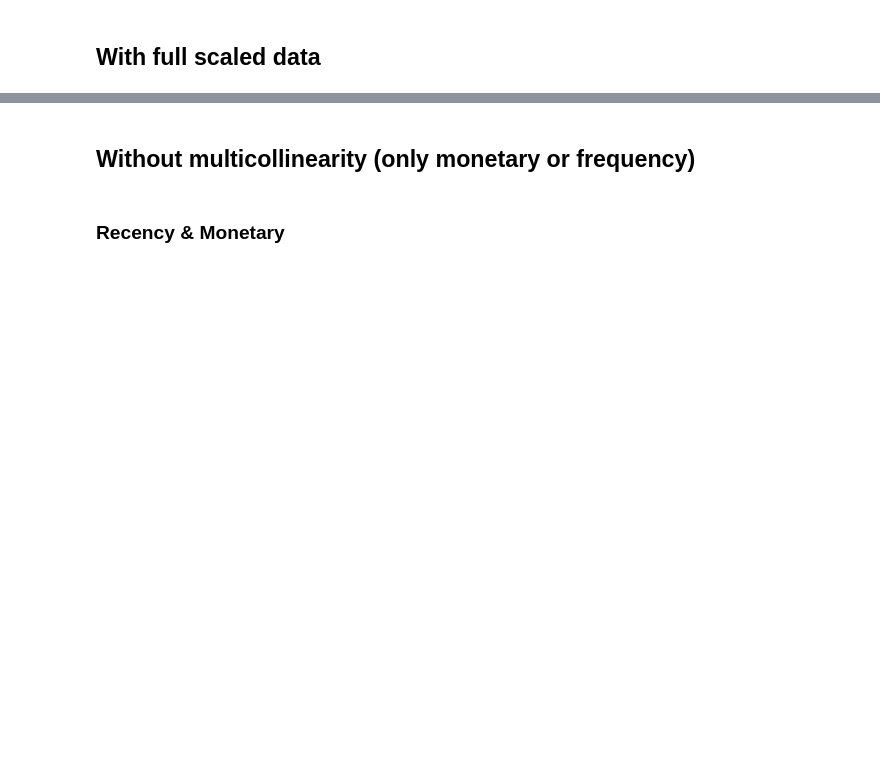
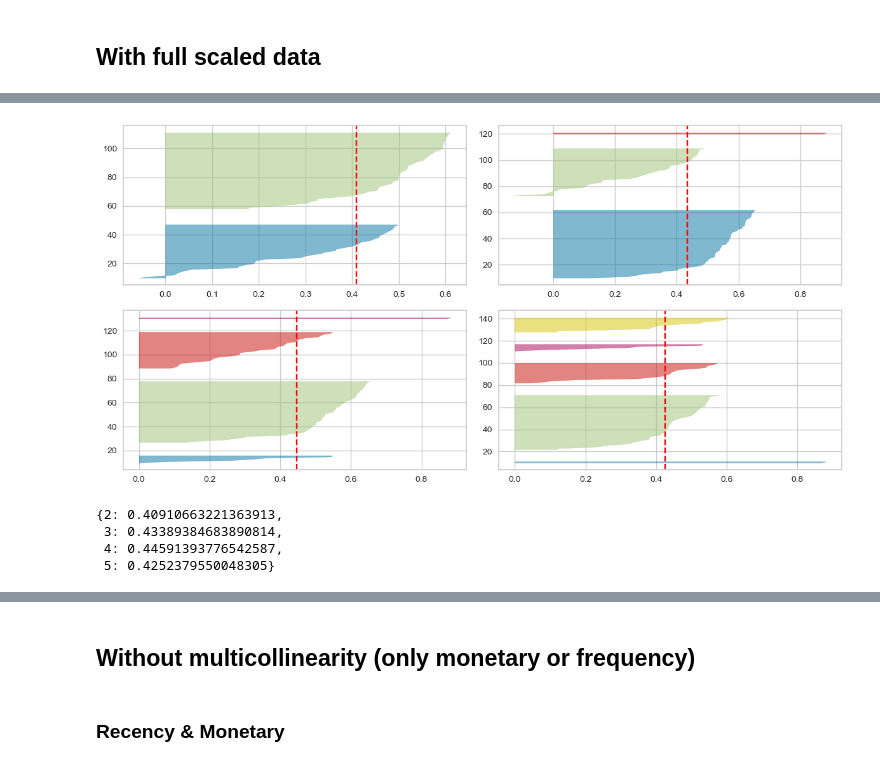
Before and after one commit to brianna-mitri/vehicle-sales-analysis, a Jupyter notebook: analysis/rfm.ipynb, the cells around one changed output, grey strips where cells are left out. Saved outputs shown, nothing was run; the diff lists cells and outputs as text; code cells hidden in the pictures; blank space fills up the shorter version.

Commit message:
Updated functions to better narrow down best number of segments using diff scoring

```diff
--- a/analysis/rfm.ipynb
+++ b/analysis/rfm.ipynb
@@ -429,0 +452,32 @@ def get_elbow_plot(main_df):
+# %%
+# function: plot silhouette scores
+def plot_silhouettes(k_vals, df):
+    '''
+    gets one silhouette plot per k and returns dict of k value with average silhouette score
+    '''
+    # set up main figure
+    n_cols = 2  #plots per row
+    n_rows = math.ceil(len(k_vals) / n_cols)
+    fig, axes = plt.subplots(n_rows, n_cols, figsize=(12,6), squeeze=False)
+
+    # get mean silhouette scores per k
+    mean_scores = {}
+
+    for idx, k in enumerate(k_vals):
+        row, col = divmod(idx, n_cols)
+        k_model = get_k_model(k)
+        viz = SilhouetteVisualizer(k_model, colors='yellowbrick', ax=axes[row][col])
+        viz.fit(df)
+        mean_scores[k] = viz.silhouette_score_
+
+    # hide any empty sub-plots
+    for j in range(len(k_vals), n_rows * n_cols):
+        r,c = divmod(j, n_cols)
+        axes[r][c].axis('off')
+
+    # display
+    plt.tight_layout()
+    plt.show()
+
+    # return scores
+    return mean_scores
@@ -522 +581,10 @@ get_elbow_plot(scaled_rfm_df)
+# %%
+# plot silhouette scores
+plot_silhouettes([2,3,4,5],scaled_rfm_df)
+# %% [output]
+[figure, added]
+{2: 0.40910663221363913,
+ 3: 0.43389384683890814,
+ 4: 0.44591393776542587,
+ 5: 0.4252379550048305}
 # %%
```
Also changed, not shown: parts of 19 cells of this notebook.
